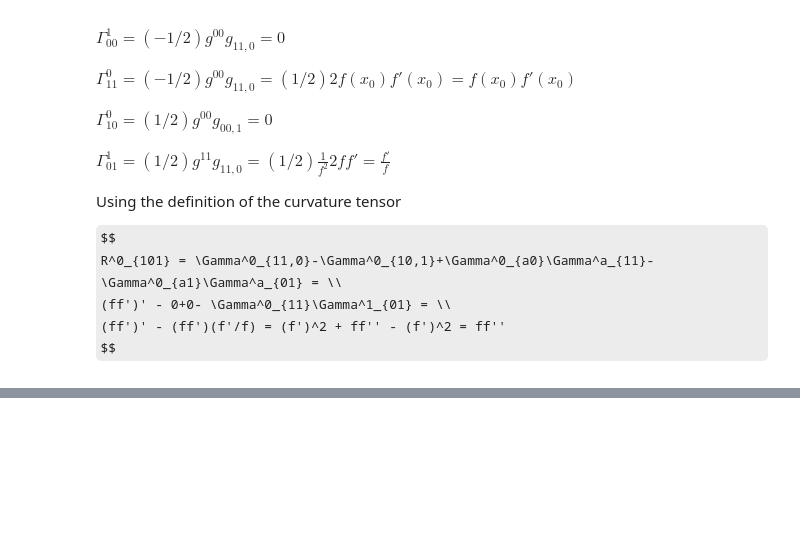
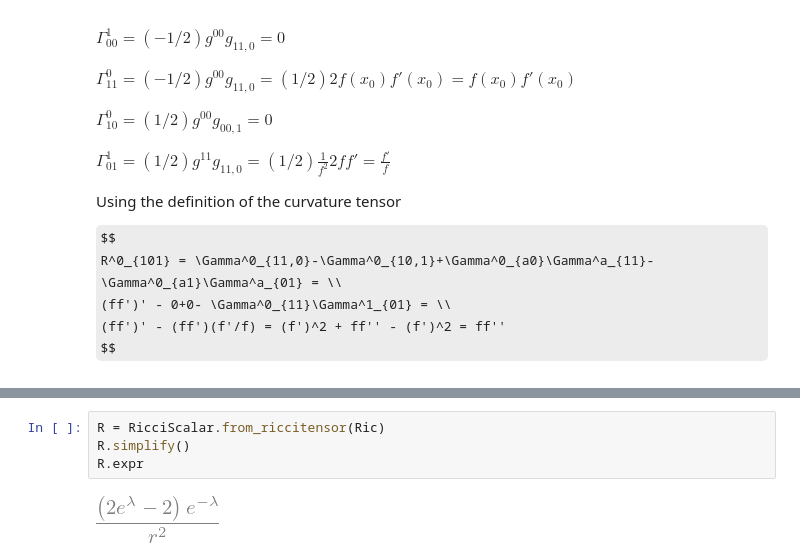
Before and after one commit to algorythmist/physics-with-friends, a Jupyter notebook: general-relativity/guidry-chapter8.ipynb, the cells around one changed output, grey strips where cells are left out. Drawn from its saved outputs; the diff is of its cells as text; some formulas as TeX source; blank space fills up the shorter version.

```diff
--- a/general-relativity/guidry-chapter8.ipynb
+++ b/general-relativity/guidry-chapter8.ipynb
@@ -73,0 +106,6 @@ $$
+# %%
+R = RicciScalar.from_riccitensor(Ric)
+R.simplify()
+R.expr
+# %% [output]
+[figure, added]
```
Also changed, not shown: parts of 5 cells of this notebook.
